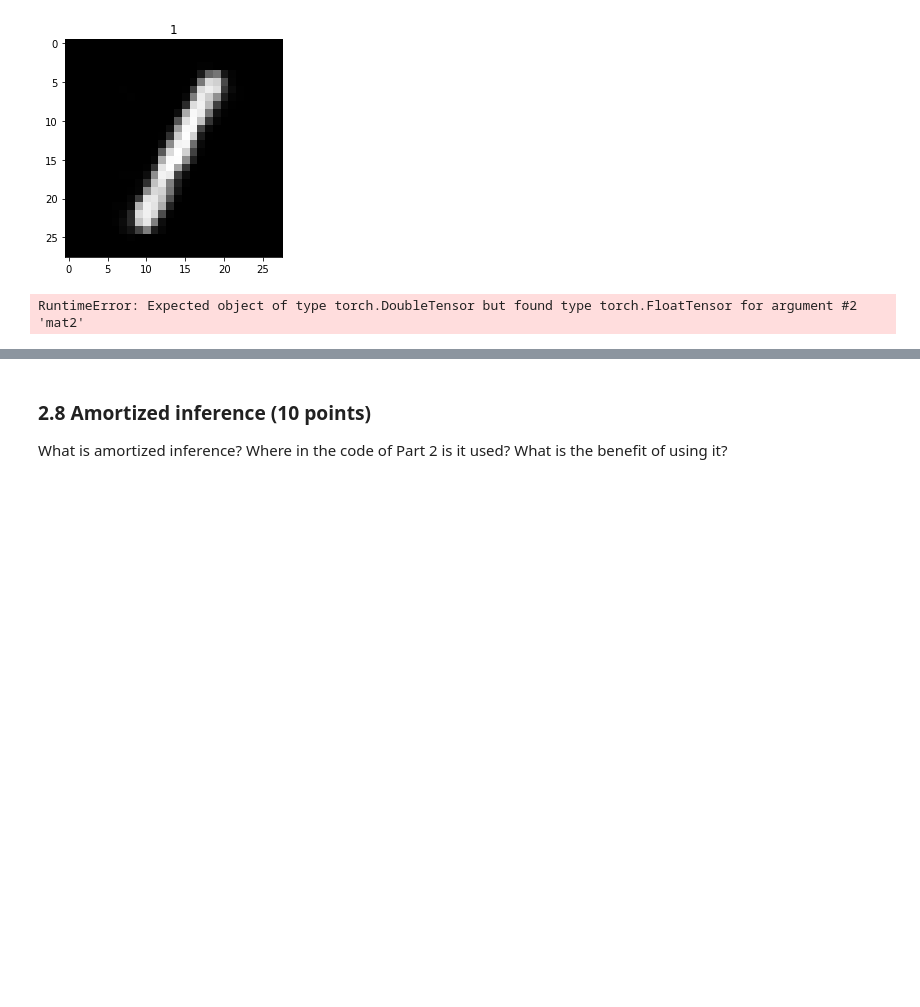
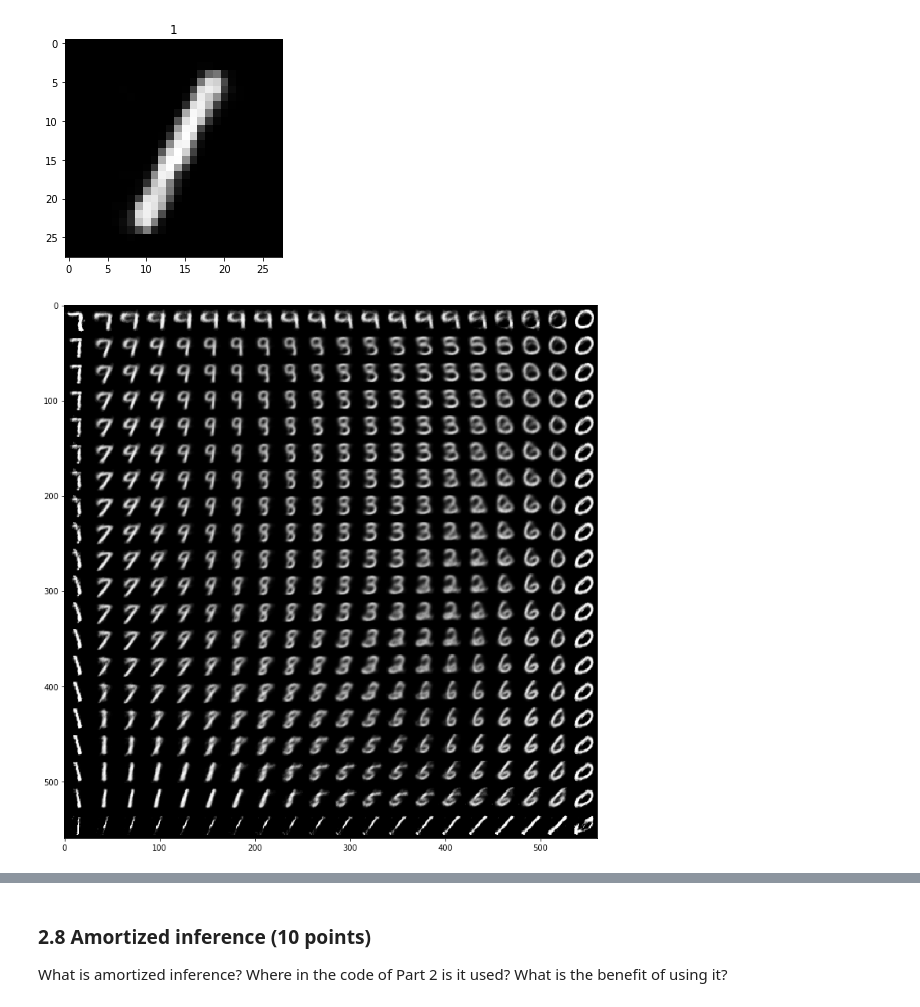
Before and after one commit to Nuno-Mota/Machine-Learning-2, a Jupyter notebook: Lab 3/lab3(1).ipynb, the cells around one changed output, grey strips where cells are left out. Cells and saved outputs as stored; diff of their text form; code cells hidden in the pictures; blank space fills up the shorter version.

```diff
--- a/Lab 3/lab3(1).ipynb
+++ b/Lab 3/lab3(1).ipynb
@@ -837,19 +837,28 @@ for batch_idx, (data, _) in enumerate(train_loader_plot):
 # %%
 from scipy.stats import norm
 
-nd1 = nd2 = 40
+# Number of datapoints per axis
+nd1 = nd2 = 20
 
+# Inverse cdf is not defined for 0 and 1
 non_exact_limit = 1e-5
+
+# Get evenly spaced datapoints
 d1_vals = d2_vals = np.linspace(0 + non_exact_limit, 1 - non_exact_limit, nd1)
 
+# Create empty image
 canvas = np.empty((28*nd1, 28*nd2))
 
 for i, d1_val in enumerate(d1_vals):
     for j, d2_val in enumerate(d2_vals):
 
         z = norm.ppf(np.array([d1_val, d2_val]))
-        x_hat = VAE_MNIST_2D.decode(torch.tensor(z).double())
-        print(x_hat.shape)
-        break
+        x_hat = VAE_MNIST_2D.decode(torch.tensor(z).float()).data.numpy()
+        canvas[(nd1-i-1)*28:(nd1-i)*28, j*28:(j+1)*28] = x_hat.reshape(28, 28)
+
+plt.figure(figsize=(10, 10))
+plt.axes('off')
+plt.imshow(canvas, origin="upper", cmap="gray")
+plt.tight_layout()
 # %% [output]
-RuntimeError: Expected object of type torch.DoubleTensor but found type torch.FloatTensor for argument #2 'mat2'
+[figure, added]
```
Also changed, not shown: parts of 1 cell of this notebook.
